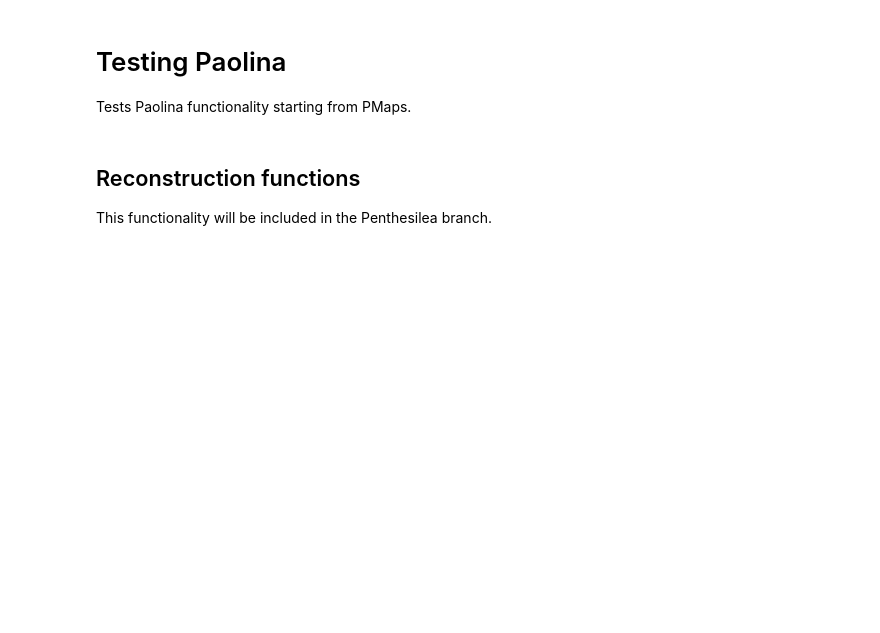
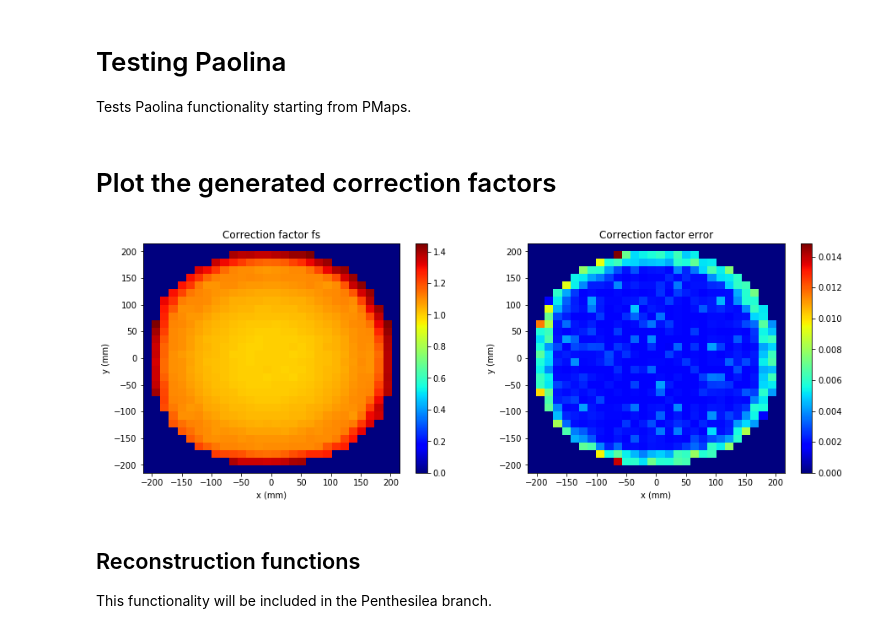
Before and after one commit to paolafer/ICARO, a Jupyter notebook: invisible_cities/utils/paolina_test.ipynb, the cells around one changed output. Drawn from its saved outputs; the diff is of its cells as text; code cells hidden in the pictures; blank space fills up the shorter version.

Commit message:
Plot correction maps

```diff
--- a/invisible_cities/utils/paolina_test.ipynb
+++ b/invisible_cities/utils/paolina_test.ipynb
@@ -37,6 +37,51 @@ from   invisible_cities.cities.paolina import find_extrema
 
 #from   invisible_cities.reco.paolina_functions import \
 #            Voxel, build_voxels, calc_adj_matrix, construct_tracks, calc_dist_mat, construct_blobs
+# %% [markdown]
+# Plot the generated correction factors
+# %%
+corr_file = "/Users/jrenner/IFIC/IC-1/invisible_cities/database/NEW/MC/Kr/mcKr.corr"
+fcorr = tb.open_file(corr_file,'r')
+
+corr_x = []; corr_y = []; corr_fs = []; corr_us = []; corr_nevt = []
+xyc = fcorr.root.Corrections.XYcorrections
+for r in range(len(xyc)):
+    corr_x.append(xyc[r]['x'])
+    corr_y.append(xyc[r]['y'])
+    corr_fs.append(xyc[r]['factor'])
+    corr_us.append(xyc[r]['uncertainty'])
+    corr_nevt.append(xyc[r]['nevt'])
+
+bsize = 30
+h2d = np.zeros([bsize,bsize]); h2d_err = np.zeros([bsize,bsize])
+for x,y,f,err in zip(corr_x,corr_y,corr_fs,corr_us):
+    h2d[int(bsize*(x + 215.)/430.)][int(bsize*(y + 215.)/430.)] = f
+    h2d_err[int(bsize*(x + 215.)/430.)][int(bsize*(y + 215.)/430.)] = err
+
+fig = plt.figure(3);
+fig.set_figheight(5.0);
+fig.set_figwidth(15.0);
+
+# correction factor fs
+ax1 = fig.add_subplot(121);
+extent1 = [-215., 215., -215., 215]
+sp2 = plt.imshow(h2d, extent=extent1, interpolation='none', aspect='auto', origin='lower', cmap='jet')
+cbp2 = plt.colorbar(sp2)
+ax1.set_title("Correction factor fs")
+ax1.set_xlabel("x (mm)")
+ax1.set_ylabel("y (mm)")
+
+# correction factor error
+ax2 = fig.add_subplot(122);
+sp2 = plt.imshow(h2d_err, extent=extent1, interpolation='none', aspect='auto', origin='lower', cmap='jet')
+cbp2 = plt.colorbar(sp2)
+ax2.set_title("Correction factor error")
+ax2.set_xlabel("x (mm)")
+ax2.set_ylabel("y (mm)")
+
+fcorr.close()
+# %% [output]
+[figure, added]
 # %% [markdown]
 ## Reconstruction functions
 This functionality will be included in the Penthesilea branch.
```
Also changed, not shown: parts of 12 cells of this notebook.
